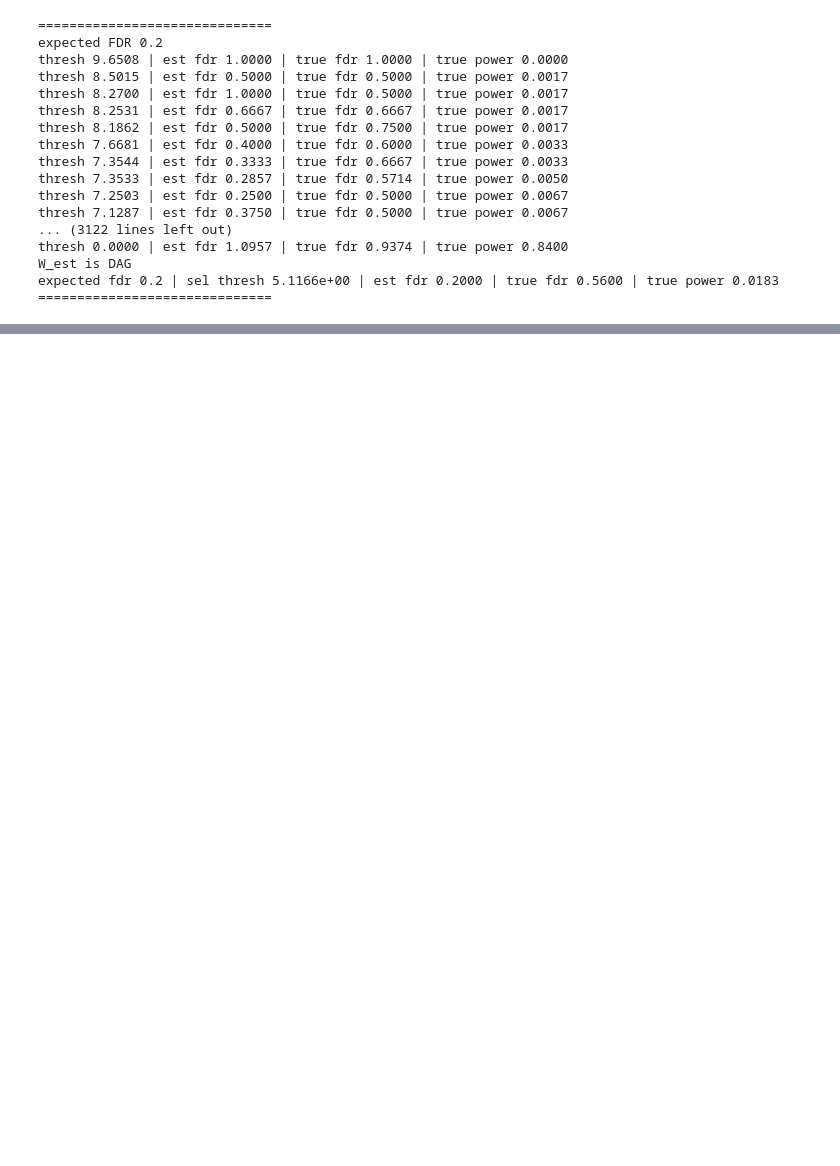
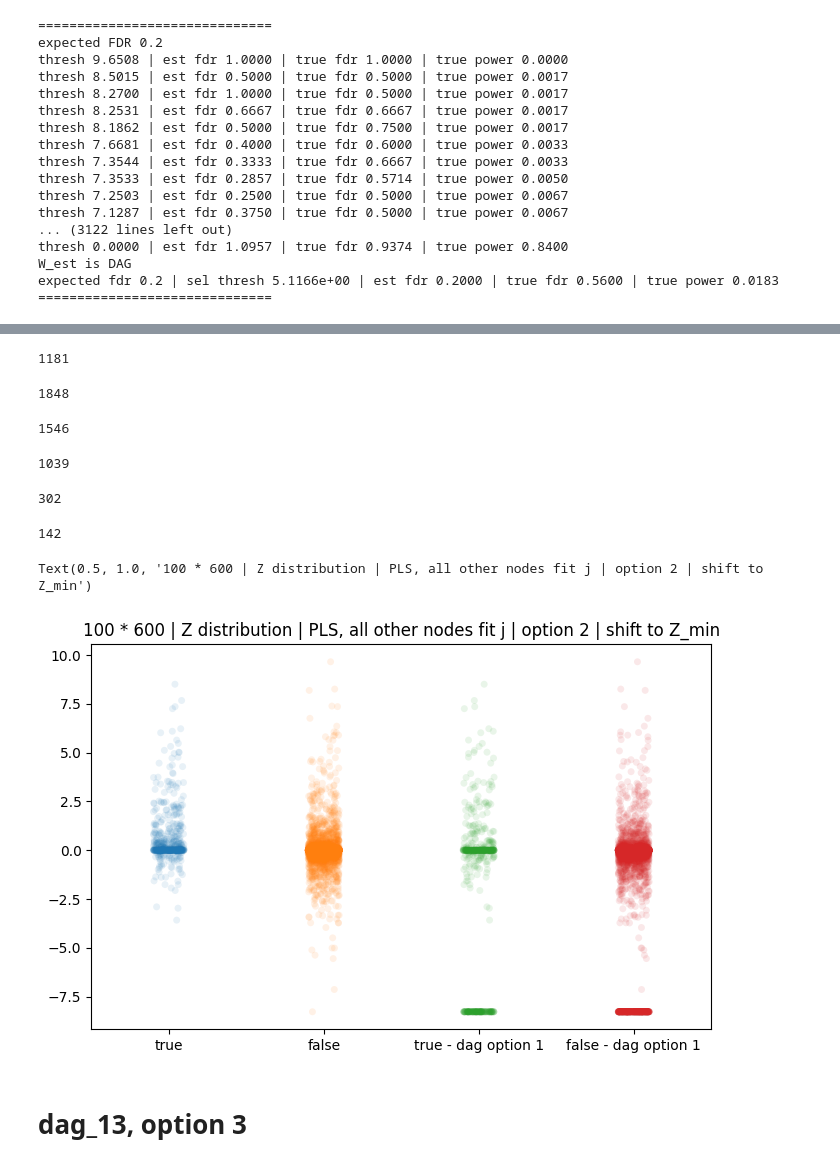
Before and after one commit to LspongebobJH/dagma, a Jupyter notebook: src/dagma/notebooks/grnboost2_dag_control.ipynb, the cells around one changed output, grey strips where cells are left out. Cells and saved outputs as stored; diff of their text form; code cells hidden in the pictures; blank space fills up the shorter version.

```diff
--- a/src/dagma/notebooks/grnboost2_dag_control.ipynb
+++ b/src/dagma/notebooks/grnboost2_dag_control.ipynb
@@ -227,0 +248,12 @@ expected fdr 0.2 | sel thresh 5.1166e+00 | est fdr 0.2000 | true fdr 0.5600 | tr
+# %%
+path = '/Users/jiahang/Documents/dagma/src/dagma/simulated_data/v49/v100_600_option_5_PLS_normX_sym1_grnboost2/W/W_1_1_0.pkl'
+with open(path, 'rb') as f:
+    W_full = pickle.load(f)['W_est']
+d = 100
+Z_ori = np.abs(W_full[:100, :100]) - np.abs(W_full[100:, :100])
+
+
+mask = fdr_control.extract_dag_mask(Z_ori, 4)
+Z_ori_min = Z_ori.min()
+Z = Z_ori.copy()
+Z[~mask] = Z_ori_min
@@ -227,0 +280,39 @@ expected fdr 0.2 | sel thresh 5.1166e+00 | est fdr 0.2000 | true fdr 0.5600 | tr
+# %%
+(Z > 0.).sum()
+# %% [output]
+1181
+# %%
+(Z_ori > 0.).sum()
+# %% [output]
+1848
+# %%
+(Z_ori[~B_true] > 0.).sum()
+# %% [output]
+1546
+# %%
+(Z[~B_true] > 0.).sum()
+# %% [output]
+1039
+# %%
+(Z_ori[B_true] > 0.).sum()
+# %% [output]
+302
+# %%
+(Z[B_true] > 0.).sum()
+# %% [output]
+142
+# %%
+fig, ax = plt.subplots(1, 1, figsize=(8, 5))
+data = {
+    'true': Z_ori[B_true].flatten(),
+    'false': Z_ori[~B_true].flatten(),
+    'true - dag option 1': Z[B_true].flatten(),
+    'false - dag option 1': Z[~B_true].flatten(),
+}
+sns.stripplot(data, alpha=0.1, ax=ax)
+ax.set_title("100 * 600 | Z distribution | PLS, all other nodes fit j | option 2 | shift to Z_min")
+# %% [output]
+Text(0.5, 1.0, '100 * 600 | Z distribution | PLS, all other nodes fit j | option 2 | shift to Z_min')
+[figure, added]
+# %% [markdown]
+# dag_13, option 3
```
Also changed, not shown: parts of 58 cells of this notebook.
